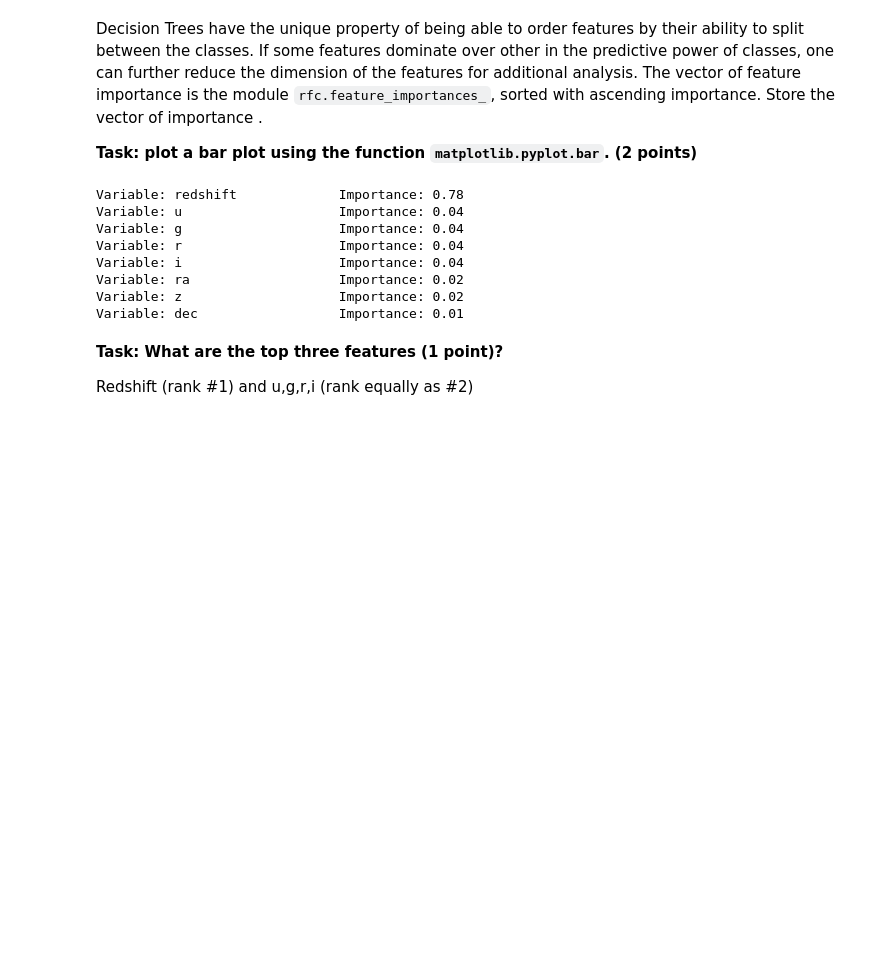
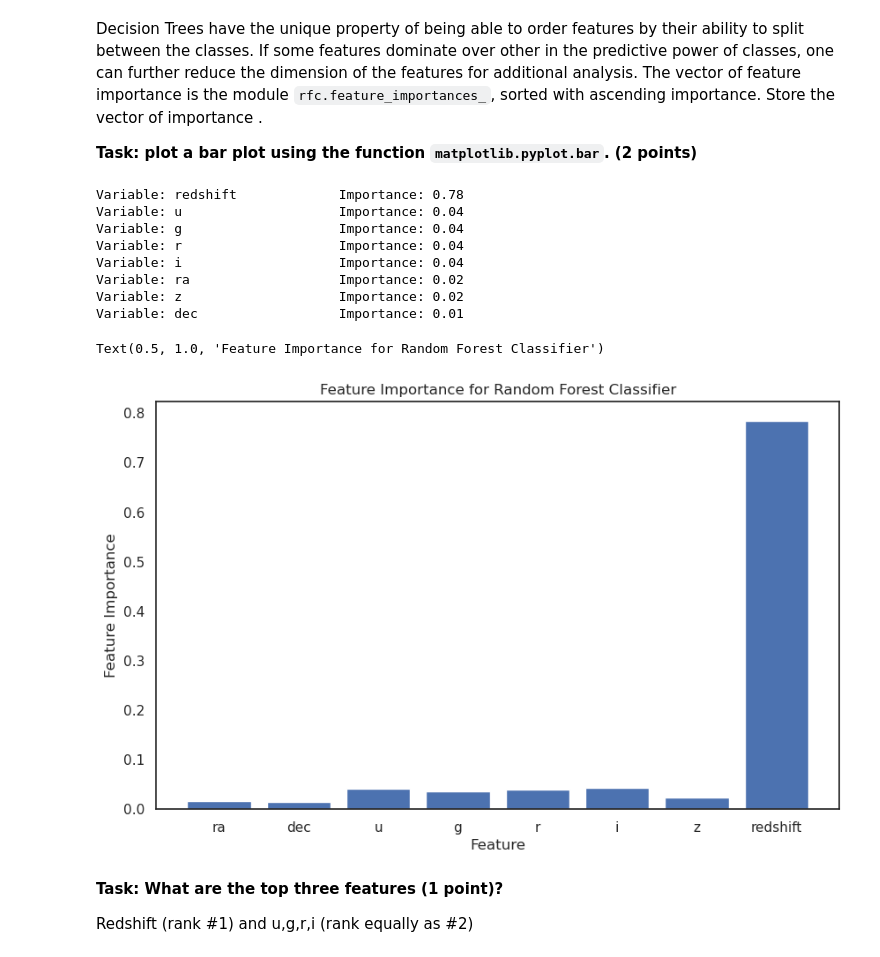
Before and after one commit to UW-ESS-DS/MLGeo2022_joycecai, a Jupyter notebook: HW7/homework7.ipynb, the cells around one changed output. Saved outputs shown, nothing was run; the diff lists cells and outputs as text; code cells hidden in the pictures; blank space fills up the shorter version.

```diff
--- a/HW7/homework7.ipynb
+++ b/HW7/homework7.ipynb
@@ -885,25 +885,33 @@ Decision Trees have the unique property of being able to order features by their
 # %%
 # answer
 # vector of importance
 # vector of features
 
 # Get numerical feature importances
 importances = list(rf.feature_importances_)
 # List of tuples with variable and importance
 feature_importances = [(feature, round(importance, 2)) for feature, importance in zip(features_list, importances)]
 # Sort the feature importances by most important first
 feature_importances = sorted(feature_importances, key = lambda x: x[1], reverse = True)
 # Print out the feature and importances
 [print('Variable: {:20} Importance: {}'.format(*pair)) for pair in feature_importances];
+
+plt.figure(figsize=(10,6))
+plt.bar(features_list, importances)
+plt.ylabel('Feature Importance')
+plt.xlabel('Feature')
+plt.title('Feature Importance for Random Forest Classifier')
 # %% [output]
 Variable: redshift             Importance: 0.78
 Variable: u                    Importance: 0.04
 Variable: g                    Importance: 0.04
 Variable: r                    Importance: 0.04
 Variable: i                    Importance: 0.04
 Variable: ra                   Importance: 0.02
 Variable: z                    Importance: 0.02
 Variable: dec                  Importance: 0.01
+Text(0.5, 1.0, 'Feature Importance for Random Forest Classifier')
+[figure, added]
 # %% [markdown]
 **Task: What are the top three features (1 point)?**
 
```
Also changed, not shown: parts of 9 cells of this notebook, 2 other files.
